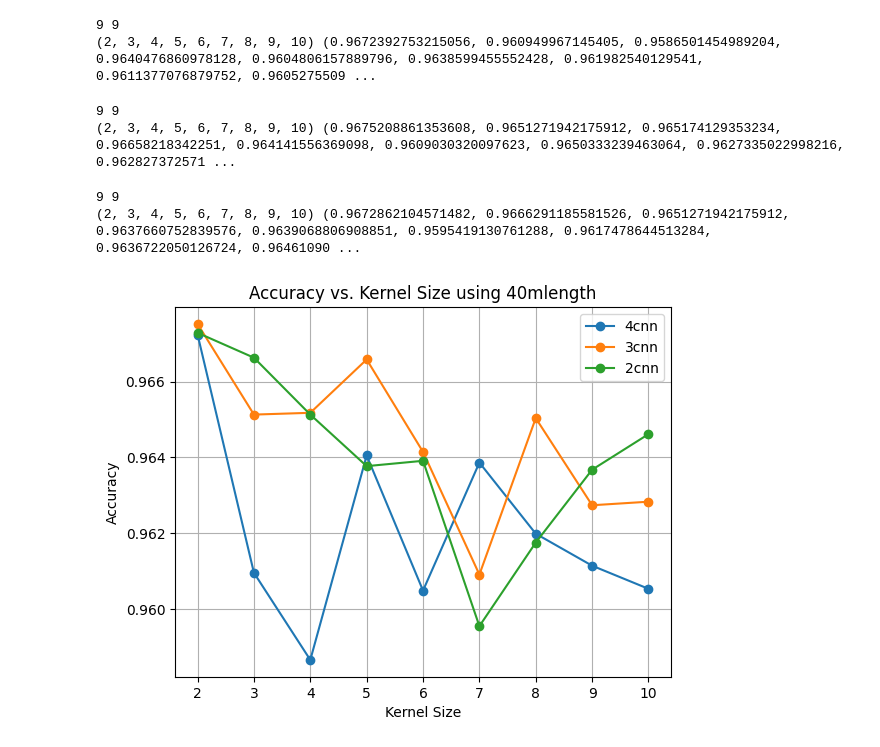
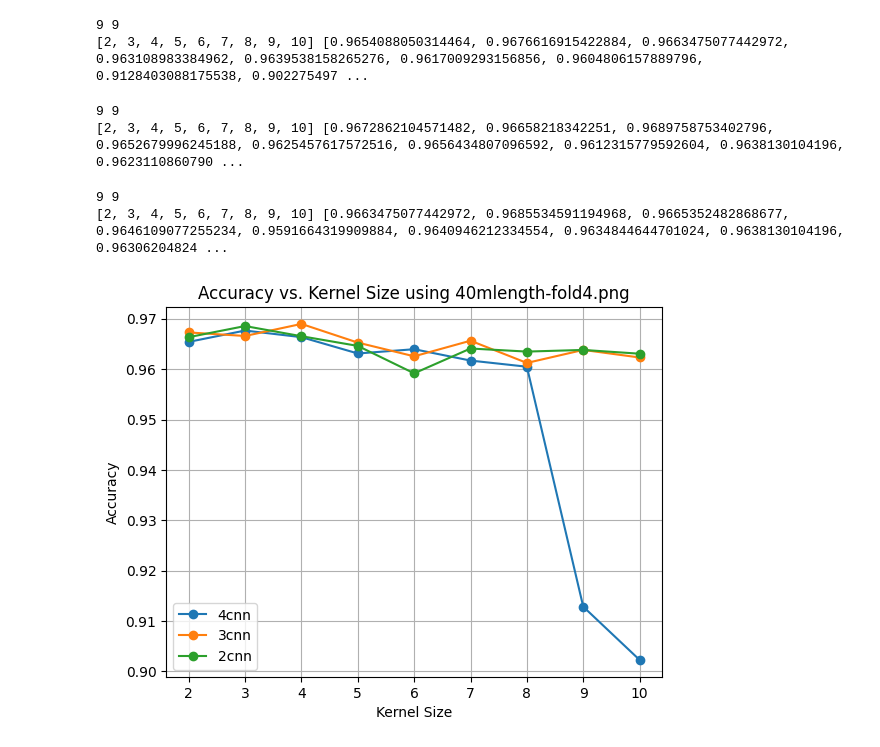
Before and after one commit to MinSuan96/TwitterSA, a Jupyter notebook: code/plot_report.ipynb, the cells around one changed output. Cells and saved outputs as stored; diff of their text form; code cells hidden in the pictures.

Commit message:
added kfold plots

```diff
--- a/code/plot_report.ipynb
+++ b/code/plot_report.ipynb
@@ -30,36 +29,61 @@ def read_reports(path, layers, max_length):
     return kernel_sizes, accuracy_values
+# %%
+def cal_average(kernel_sizes, accuracy_values):
+    new_kernel_sizes = [kernel_sizes[0]]
+    new_accuracy_values = [accuracy_values[0]]
+    current_kernel = kernel_sizes[0]
+    current_idx = 0
+    current_kernel_count = 1
+    for i in range(1, len(kernel_sizes)):
+        next_kernel = kernel_sizes[i]
+        if next_kernel != current_kernel:
+            current_kernel = next_kernel
+            current_kernel_count = 1
+            current_idx += 1
+            new_kernel_sizes.append(next_kernel)
+            new_accuracy_values.append(accuracy_values[i])
+        else:
+            past_acc_sum = new_accuracy_values[current_idx] * current_kernel_count
+            current_kernel_count += 1
+            new_accuracy_values[current_idx] = (past_acc_sum + accuracy_values[i]) / current_kernel_count
+    print(len(new_kernel_sizes), len(new_accuracy_values))
+    print(new_kernel_sizes, new_accuracy_values)
+    return new_kernel_sizes, new_accuracy_values
 # %%
 layers0 = '4cnn'
 max_length0 = '40mlength'
 
 kernel_sizes0, accuracy_values0 = read_reports(path, layers0, max_length0)
+kernel_sizes0, accuracy_values0 = cal_average(kernel_sizes0, accuracy_values0)
 # %% [output]
 9 9
-(2, 3, 4, 5, 6, 7, 8, 9, 10) (0.9672392753215056, 0.960949967145405, 0.9586501454989204, 0.9640476860978128, 0.9604806157889796, 0.9638599455552428, 0.961982540129541, 0.9611377076879752, 0.9605275509 ...
+[2, 3, 4, 5, 6, 7, 8, 9, 10] [0.9654088050314464, 0.9676616915422884, 0.9663475077442972, 0.963108983384962, 0.9639538158265276, 0.9617009293156856, 0.9604806157889796, 0.9128403088175538, 0.902275497 ...
 # %%
 layers1 = '3cnn'
 
 kernel_sizes1, accuracy_values1 = read_reports(path, layers1, max_length0)
+kernel_sizes1, accuracy_values1 = cal_average(kernel_sizes1, accuracy_values1)
 # %% [output]
 9 9
-(2, 3, 4, 5, 6, 7, 8, 9, 10) (0.9675208861353608, 0.9651271942175912, 0.965174129353234, 0.96658218342251, 0.964141556369098, 0.9609030320097623, 0.9650333239463064, 0.9627335022998216, 0.962827372571 ...
+[2, 3, 4, 5, 6, 7, 8, 9, 10] [0.9672862104571482, 0.96658218342251, 0.9689758753402796, 0.9652679996245188, 0.9625457617572516, 0.9656434807096592, 0.9612315779592604, 0.9638130104196, 0.9623110860790 ...
 # %%
 layers2 = '2cnn'
 
 kernel_sizes2, accuracy_values2 = read_reports(path, layers2, max_length0)
+kernel_sizes2, accuracy_values2 = cal_average(kernel_sizes2, accuracy_values2)
 # %% [output]
 9 9
-(2, 3, 4, 5, 6, 7, 8, 9, 10) (0.9672862104571482, 0.9666291185581526, 0.9651271942175912, 0.9637660752839576, 0.9639068806908851, 0.9595419130761288, 0.9617478644513284, 0.9636722050126724, 0.96461090 ...
+[2, 3, 4, 5, 6, 7, 8, 9, 10] [0.9663475077442972, 0.9685534591194968, 0.9665352482868677, 0.9646109077255234, 0.9591664319909884, 0.9640946212334554, 0.9634844644701024, 0.9638130104196, 0.96306204824 ...
 # %%
 plt.plot(kernel_sizes0, accuracy_values0, '-o', label=layers0)
 plt.plot(kernel_sizes1, accuracy_values1, '-o', label=layers1)
 plt.plot(kernel_sizes2, accuracy_values2, '-o', label=layers2)
 plt.xlabel('Kernel Size')
 plt.ylabel('Accuracy')
-plt.title('Accuracy vs. Kernel Size using {0}'.format(max_length0))
+plt.title('Accuracy vs. Kernel Size using {0}-fold{1}.png'.format(max_length0, fold if fold != '*' else 'k'))
 plt.grid(True)
 plt.legend()
-plt.savefig('./reports/figures/Accuracy vs. Kernel Size using {0}.png'.format(max_length0))
+plt.savefig('./reports/figures/Accuracy vs. Kernel Size using {0}-fold{1}.png'.format(max_length0, fold if fold != '*' else 'k'))
 plt.show()
 # %% [output]
-[figure, old version]
+[figure, new version]
```
Also changed, not shown: parts of 1 cell of this notebook, 10 other files.
